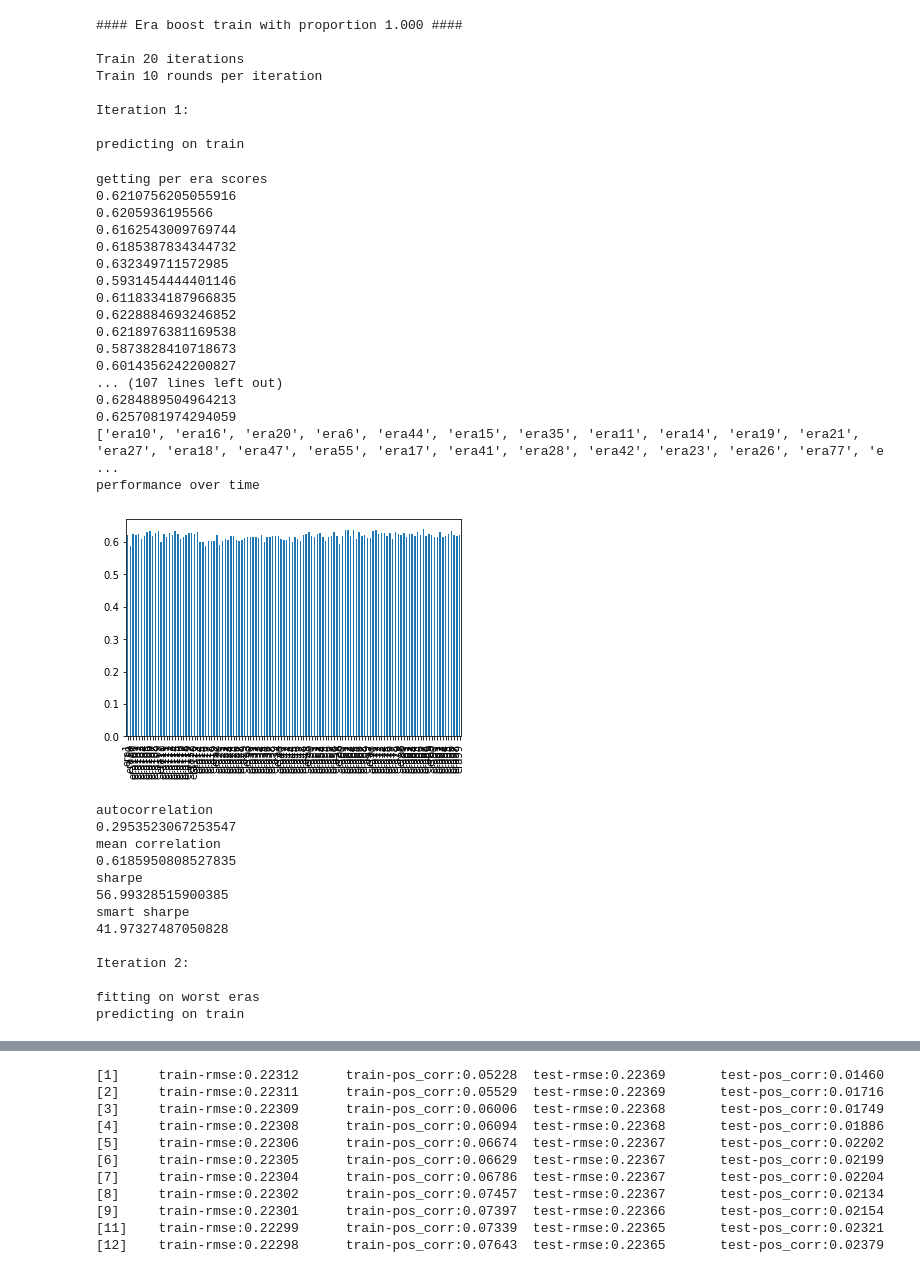
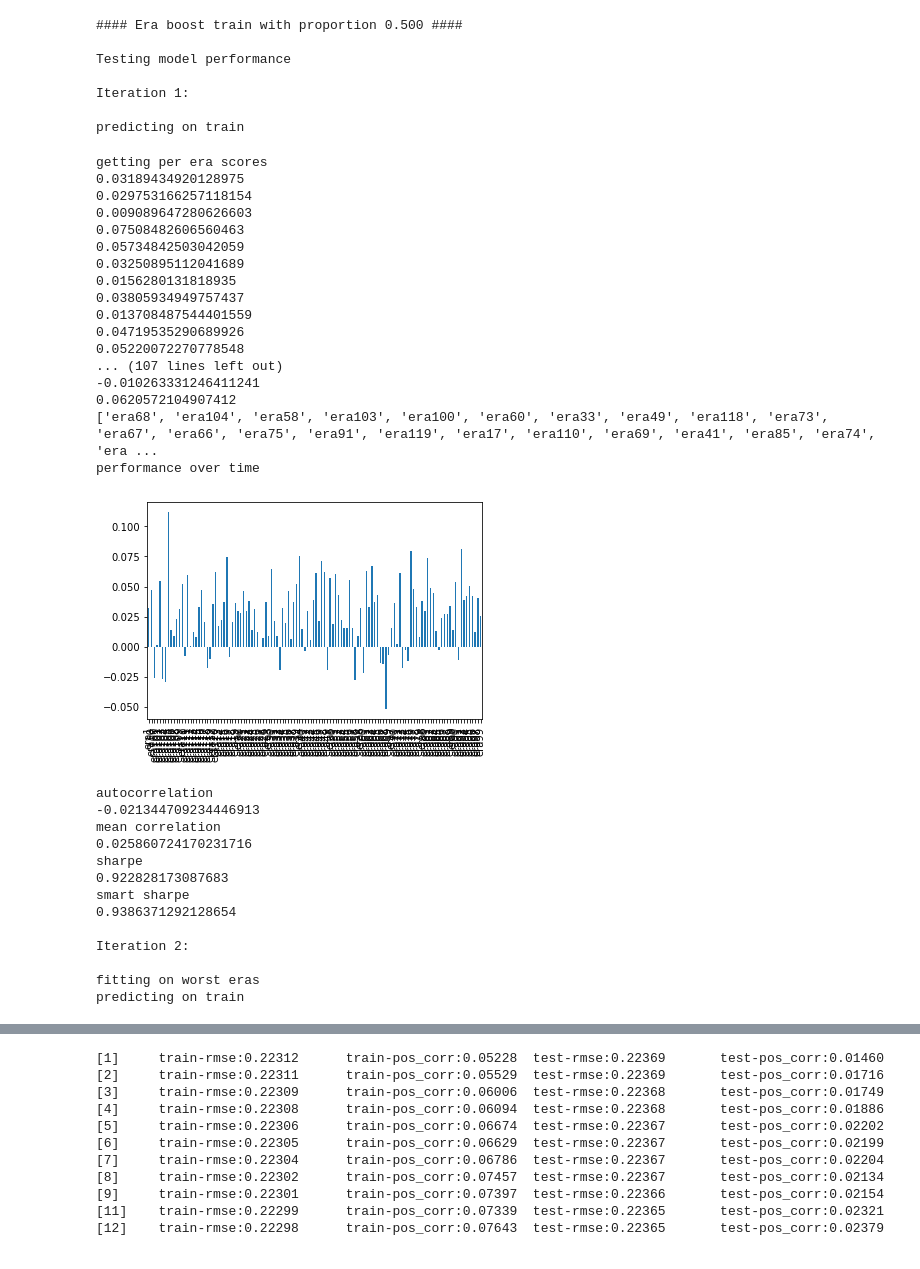
Before and after one commit to bbroeking/numerai, a Jupyter notebook: models/boomkin/boomkin.ipynb, the cells around one changed output, grey strips where cells are left out. Cells and saved outputs as stored; diff of their text form; code cells hidden in the pictures.

Commit message:
new era boosted models

```diff
--- a/models/boomkin/boomkin.ipynb
+++ b/models/boomkin/boomkin.ipynb
@@ -84,24 +84,22 @@ def era_boost_train(X, y, era_col, proportion=0.5,
     new_df = X.copy()
     new_df["target"] = y
     new_df["era"] = era_col
-    param = {
+    params = {
+        'objective': 'reg:squarederror',
+        'n_estimators': 25,
+        'learning_rate': 0.05,
         'colsample_bytree': 0.1,
-        'gamma': 0.1,
-        'max_depth': 18,
-        'min_child_weight': 19,
-        'subsample': 1.0,
-        'eta':0.001,
-        'verbosity':0,
-        'objective':'reg:squarederror',
-        'eval_metric': 'rmse',
-        'nthread': -1,
+        'gamma': 3, # trained at gammas 1,2,.75,.3
+        'alpha': 7,
+        'lambda': 9,
+        'max_depth': 7,
+        'min_child_weight': 16
     }
     for i in range(num_iters):
         print(f"\nIteration {i+1}:\n")
         if test_model is None:
             if i==0:
-                model = xgboost.XGBRegressor(**param,
-                                             n_estimators=trees_per_step,
+                model = xgboost.XGBRegressor(**params,
                                              n_jobs=-1,
                                              tree_method=tree_method)
                 model.fit(X, y)
@@ -111,7 +109,13 @@ def era_boost_train(X, y, era_col, proportion=0.5,
                 print("fitting on worst eras")
                 model.fit(worst_df[features], worst_df["target"], xgb_model=booster)
         else:
-            model = test_model
+            if i == 0:
+                model = test_model
+            else:
+                model.n_estimators += trees_per_step
+                booster = model.get_booster()
+                print("fitting on worst eras")
+                model.fit(worst_df[features], worst_df["target"], xgb_model=booster)
         # score each era
         print("predicting on train")
         preds = model.predict(X)
@@ -132,6 +136,8 @@ def era_boost_train(X, y, era_col, proportion=0.5,
         plt.show()
         print("autocorrelation")
         print(ar1(era_scores))
+#         if (ar1(era_scores)) < 0.1:
+#             return model
         print("mean correlation")
         print(np.mean(era_scores))
         print("sharpe")
@@ -142,43 +150,41 @@ def era_boost_train(X, y, era_col, proportion=0.5,
 # %%
-X_train, y_train = clean_for_xgboost(pca_train)
 boost_model = era_boost_train(X_train, y_train,
-                              era_col=pca_train["era"], proportion=1.0,
-                              trees_per_step=10, num_iters=20)
+                              era_col=pca_train["era"], proportion=0.5,
+                              trees_per_step=10, num_iters=20, test_model=boost_model)
 # %% [output]
-#### Era boost train with proportion 1.000 ####
+#### Era boost train with proportion 0.500 ####
 
-Train 20 iterations
-Train 10 rounds per iteration
+Testing model performance
 
 Iteration 1:
 
 predicting on train
 getting per era scores
-0.6210756205055916
-0.6205936195566
-0.6162543009769744
-0.6185387834344732
-0.632349711572985
-0.5931454444401146
-0.6118334187966835
-0.6228884693246852
-0.6218976381169538
-0.5873828410718673
-0.6014356242200827
+0.03189434920128975
+0.029753166257118154
+0.009089647280626603
+0.07508482606560463
+0.05734842503042059
+0.03250895112041689
+0.0156280131818935
+0.03805934949757437
+0.013708487544401559
+0.04719535290689926
+0.05220072270778548
 ... (107 lines left out)
-0.6284889504964213
-0.6257081974294059
-['era10', 'era16', 'era20', 'era6', 'era44', 'era15', 'era35', 'era11', 'era14', 'era19', 'era21', 'era27', 'era18', 'era47', 'era55', 'era17', 'era41', 'era28', 'era42', 'era23', 'era26', 'era77', 'e ...
+-0.010263331246411241
+0.0620572104907412
+['era68', 'era104', 'era58', 'era103', 'era100', 'era60', 'era33', 'era49', 'era118', 'era73', 'era67', 'era66', 'era75', 'era91', 'era119', 'era17', 'era110', 'era69', 'era41', 'era85', 'era74', 'era ...
 performance over time
-[figure, old version]
+[figure, new version]
 autocorrelation
-0.2953523067253547
+-0.021344709234446913
 mean correlation
-0.6185950808527835
+0.025860724170231716
 sharpe
-56.99328515900385
+0.922828173087683
 smart sharpe
-41.97327487050828
+0.9386371292128654
 
 Iteration 2:
 
```
Also changed, not shown: parts of 3 cells of this notebook, 16 other files.
